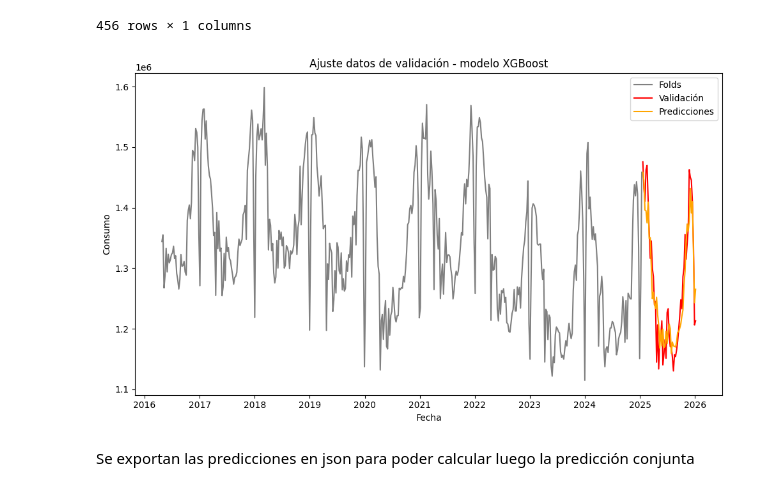
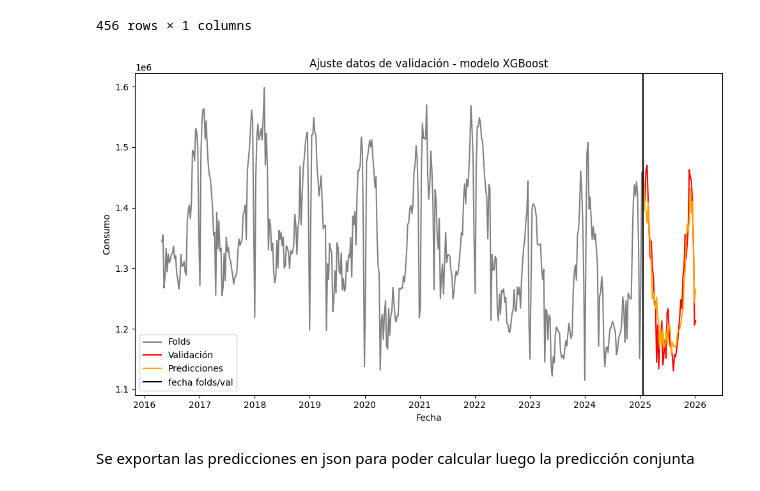
Before and after one commit to JuanDavidPiedrahitaLopez/energy_demand_forecasting_models, a Jupyter notebook: models/notebooks/Energy/XGBoost_Demanda.ipynb, the cells around one changed output. Cells and saved outputs as stored; diff of their text form; code cells hidden in the pictures.

```diff
--- a/models/notebooks/Energy/XGBoost_Demanda.ipynb
+++ b/models/notebooks/Energy/XGBoost_Demanda.ipynb
@@ -982,17 +982,18 @@ y_folds
 # %%
 # ajute visual
 plt.figure(figsize=(10,6))
 plt.plot(X_folds.index, y_folds , label="Folds", color="gray")
 plt.plot(X_val.index, y_val, label="Validación", color="red")
 plt.plot(X_val.index[-len(y_pred):], y_pred, label="Predicciones", color="orange")
+plt.axvline(X_val.index[0], label="fecha folds/val", color="black")
 plt.title("Ajuste datos de validación - modelo XGBoost")
 plt.xlabel("Fecha")
 plt.ylabel("Consumo")
 #plt.grid(True)
 plt.legend()
 plt.tight_layout()
 # %% [output]
-[figure, old version]
+[figure, new version]
 # %% [markdown]
 Se exportan las predicciones en json para poder calcular luego la predicción conjunta
 # %%
```
Also changed, not shown: parts of 1 cell of this notebook.
